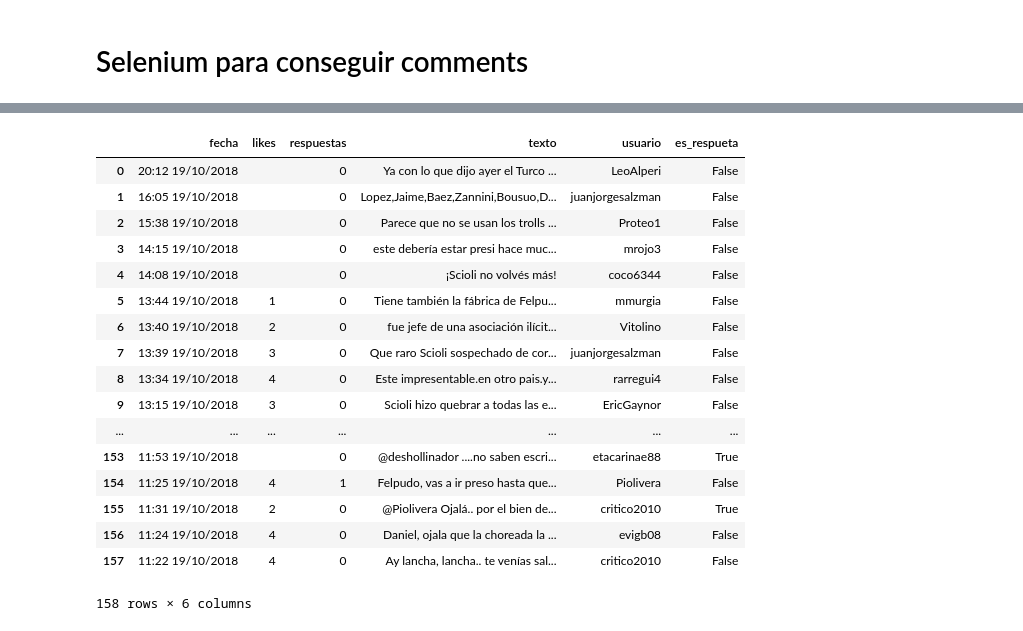
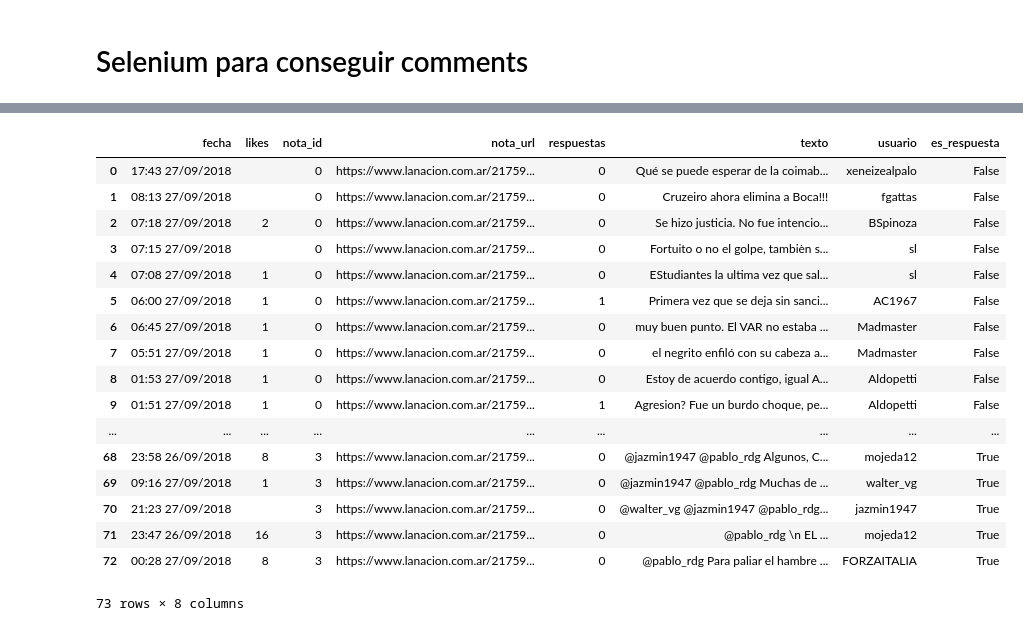
Before and after one commit to pbagedelli/analisis-comentarios, a Jupyter notebook: Comentarios La Nacion-Scraping.ipynb, the cells around one changed output, grey strips where cells are left out. Drawn from its saved outputs; the diff is of its cells as text; code cells hidden in the pictures.

```diff
--- a/Comentarios La Nacion-Scraping.ipynb
+++ b/Comentarios La Nacion-Scraping.ipynb
@@ -205,3 +158,0 @@ def get_comment(indice):
-# %%
-%%time
-comentarios = [get_comment(x) for x in range(len(a))]
@@ -219,4 +200,11 @@ Wall time: 19.7 s
+# %%
+corte = df.url.shape[0]//4
+lista_urls = []
+lista_urls.append(df.url[:corte])
+lista_urls.append(df.url[corte:corte*2])
+lista_urls.append(df.url[corte*2:corte*3])
+lista_urls.append(df.url[corte*3:df.shape[0]])
 # %%
-#listas = np.array_split(np.arange(0, len(a)), 4)
-#from joblib import Parallel, delayed
-#results = Parallel(n_jobs=-1)(delayed(get_comments)(lista) for lista in listas)
+%%time
+from joblib import Parallel, delayed
+results = Parallel(n_jobs=-1)(delayed(scrapear)(urls) for urls in lista_urls)
@@ -285,21 +213,28 @@ df1['es_respueta'] = df1.texto.str.contains('^@')
-# %%
-df1
-# %% [output]
-|  | fecha | likes | respuestas | texto | usuario | es_respueta |
-| 0 | 20:12 19/10/2018 |  | 0 | Ya con lo que dijo ayer el Turco ... | LeoAlperi | False |
-| 1 | 16:05 19/10/2018 |  | 0 | Lopez,Jaime,Baez,Zannini,Bousuo,D... | juanjorgesalzman | False |
-| 2 | 15:38 19/10/2018 |  | 0 | Parece que no se usan los trolls ... | Proteo1 | False |
-| 3 | 14:15 19/10/2018 |  | 0 | este debería estar presi hace muc... | mrojo3 | False |
-| 4 | 14:08 19/10/2018 |  | 0 | ¡Scioli no volvés más! | coco6344 | False |
-| 5 | 13:44 19/10/2018 | 1 | 0 | Tiene también la fábrica de Felpu... | mmurgia | False |
-| 6 | 13:40 19/10/2018 | 2 | 0 | fue jefe de una asociación ilícit... | Vitolino | False |
-| 7 | 13:39 19/10/2018 | 3 | 0 | Que raro Scioli sospechado de cor... | juanjorgesalzman | False |
-| 8 | 13:34 19/10/2018 | 4 | 0 | Este impresentable.en otro pais.y... | rarregui4 | False |
-| 9 | 13:15 19/10/2018 | 3 | 0 | Scioli hizo quebrar a todas las e... | EricGaynor | False |
-| ... | ... | ... | ... | ... | ... | ... |
-| 153 | 11:53 19/10/2018 |  | 0 | @deshollinador ....no saben escri... | etacarinae88 | True |
-| 154 | 11:25 19/10/2018 | 4 | 1 | Felpudo, vas a ir preso hasta que... | Piolivera | False |
-| 155 | 11:31 19/10/2018 | 2 | 0 | @Piolivera Ojalá.. por el bien de... | critico2010 | True |
-| 156 | 11:24 19/10/2018 | 4 | 0 | Daniel, ojala que la choreada la ... | evigb08 | False |
-| 157 | 11:22 19/10/2018 | 4 | 0 | Ay lancha, lancha.. te venías sal... | critico2010 | False |
-158 rows × 6 columns
+# %%
+comentarios = results[0] + results[1] + results[2] + results[3]
+# %%
+import pandas as pd
+df_comentarios = pd.DataFrame(comentarios)
+df_comentarios = df_comentarios.dropna().reset_index(drop = True)
+df_comentarios.loc[:, 'respuestas'] = df_comentarios.respuestas.astype(int)
+df_comentarios['es_respuesta'] = df_comentarios.texto.str.contains('^@')
+df_comentarios
+# %% [output]
+|  | fecha | likes | nota_id | nota_url | respuestas | texto | usuario | es_respuesta |
+| 0 | 17:43 27/09/2018 |  | 0 | https://www.lanacion.com.ar/21759... | 0 | Qué se puede esperar de la coimab... | xeneizealpalo | False |
+| 1 | 08:13 27/09/2018 |  | 0 | https://www.lanacion.com.ar/21759... | 0 | Cruzeiro ahora elimina a Boca!!! | fgattas | False |
+| 2 | 07:18 27/09/2018 | 2 | 0 | https://www.lanacion.com.ar/21759... | 0 | Se hizo justicia. No fue intencio... | BSpinoza | False |
+| 3 | 07:15 27/09/2018 |  | 0 | https://www.lanacion.com.ar/21759... | 0 | Fortuito o no el golpe, tambièn s... | sl | False |
+| 4 | 07:08 27/09/2018 | 1 | 0 | https://www.lanacion.com.ar/21759... | 0 | EStudiantes la ultima vez que sal... | sl | False |
+| 5 | 06:00 27/09/2018 | 1 | 0 | https://www.lanacion.com.ar/21759... | 1 | Primera vez que se deja sin sanci... | AC1967 | False |
+| 6 | 06:45 27/09/2018 | 1 | 0 | https://www.lanacion.com.ar/21759... | 0 | muy buen punto. El VAR no estaba ... | Madmaster | False |
+| 7 | 05:51 27/09/2018 | 1 | 0 | https://www.lanacion.com.ar/21759... | 0 | el negrito enfiló con su cabeza a... | Madmaster | False |
+| 8 | 01:53 27/09/2018 | 1 | 0 | https://www.lanacion.com.ar/21759... | 0 | Estoy de acuerdo contigo, igual A... | Aldopetti | False |
+| 9 | 01:51 27/09/2018 | 1 | 0 | https://www.lanacion.com.ar/21759... | 1 | Agresion? Fue un burdo choque, pe... | Aldopetti | False |
+| ... | ... | ... | ... | ... | ... | ... | ... | ... |
+| 68 | 23:58 26/09/2018 | 8 | 3 | https://www.lanacion.com.ar/21759... | 0 | @jazmin1947 @pablo_rdg Algunos, C... | mojeda12 | True |
+| 69 | 09:16 27/09/2018 | 1 | 3 | https://www.lanacion.com.ar/21759... | 0 | @jazmin1947 @pablo_rdg Muchas de ... | walter_vg | True |
+| 70 | 21:23 27/09/2018 |  | 3 | https://www.lanacion.com.ar/21759... | 0 | @walter_vg @jazmin1947 @pablo_rdg... | jazmin1947 | True |
+| 71 | 23:47 26/09/2018 | 16 | 3 | https://www.lanacion.com.ar/21759... | 0 | @pablo_rdg \n EL ... | mojeda12 | True |
+| 72 | 00:28 27/09/2018 | 8 | 3 | https://www.lanacion.com.ar/21759... | 0 | @pablo_rdg Para paliar el hambre ... | FORZAITALIA | True |
+73 rows × 8 columns
```
Also changed, not shown: parts of 31 cells of this notebook, 4 other files.
